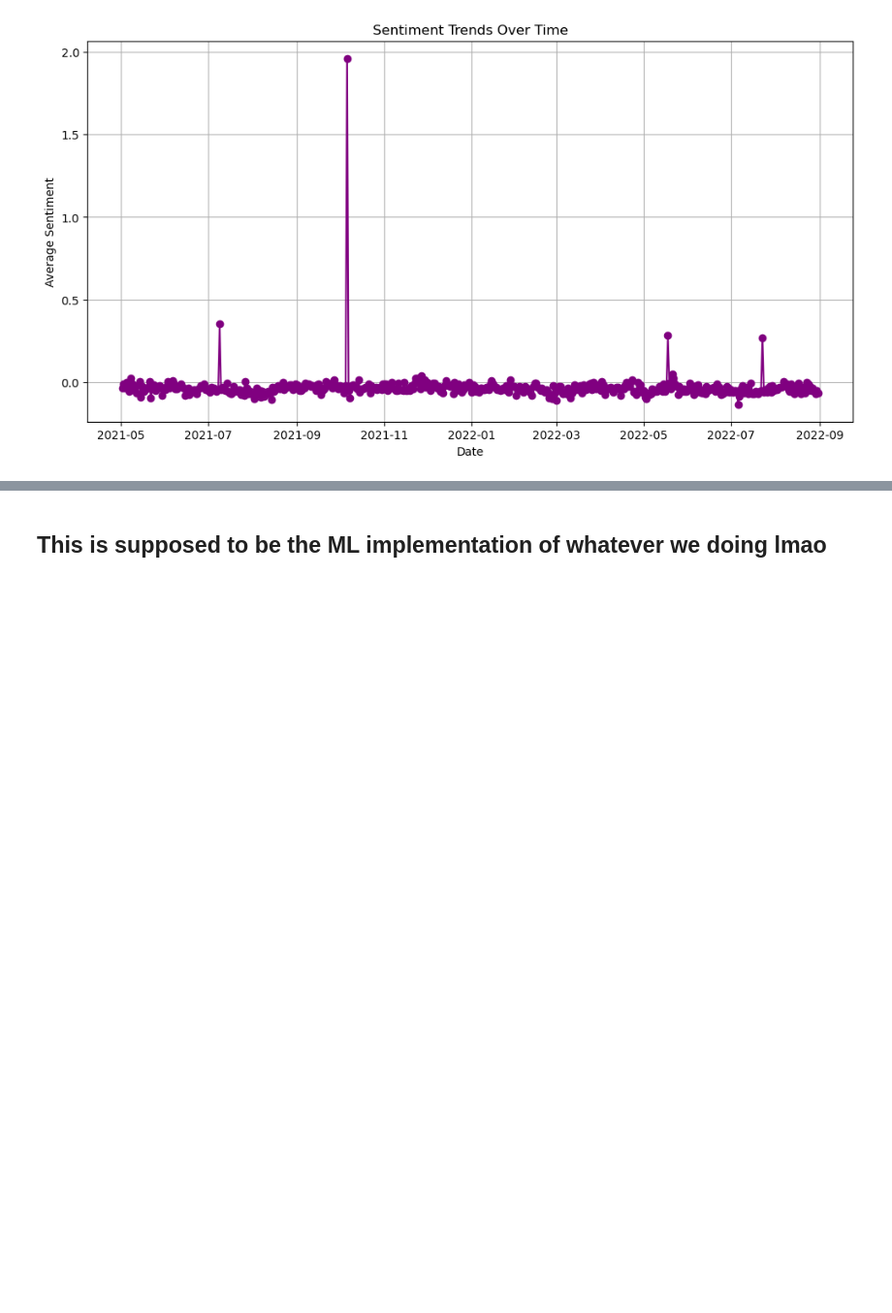
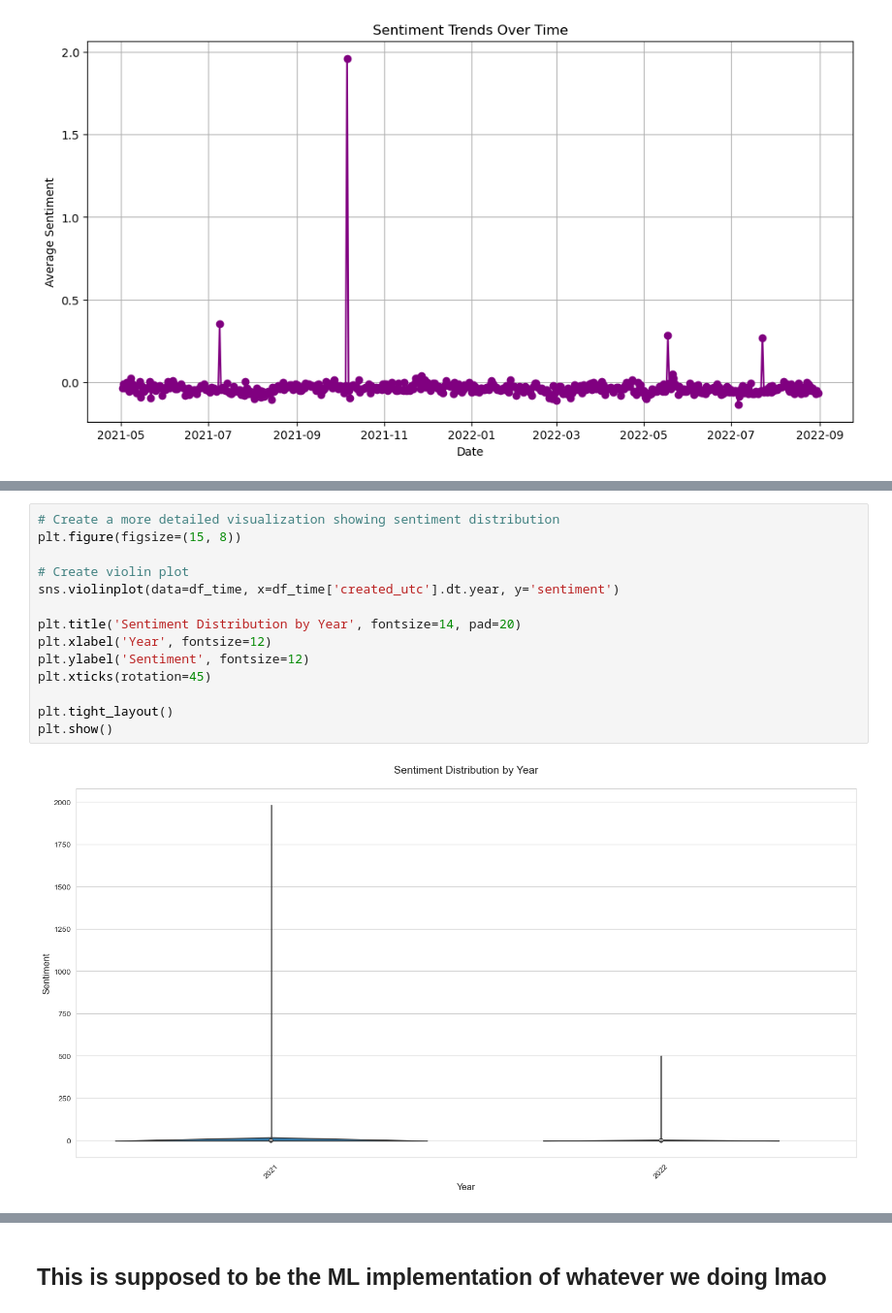
Before and after one commit to smitster1403/project_seng_550, a Jupyter notebook: project_main.ipynb, the cells around one changed output, grey strips where cells are left out. Shown: that part at 97% size. Saved outputs shown, nothing was run; the diff lists cells and outputs as text; blank space fills up the shorter version.

```diff
--- a/project_main.ipynb
+++ b/project_main.ipynb
@@ -334,0 +383,16 @@ only showing top 20 rows
+# %%
+# Create a more detailed visualization showing sentiment distribution
+plt.figure(figsize=(15, 8))
+
+# Create violin plot
+sns.violinplot(data=df_time, x=df_time['created_utc'].dt.year, y='sentiment')
+
+plt.title('Sentiment Distribution by Year', fontsize=14, pad=20)
+plt.xlabel('Year', fontsize=12)
+plt.ylabel('Sentiment', fontsize=12)
+plt.xticks(rotation=45)
+
+plt.tight_layout()
+plt.show()
+# %% [output]
+[figure, added]
```
Also changed, not shown: parts of 22 cells of this notebook.
